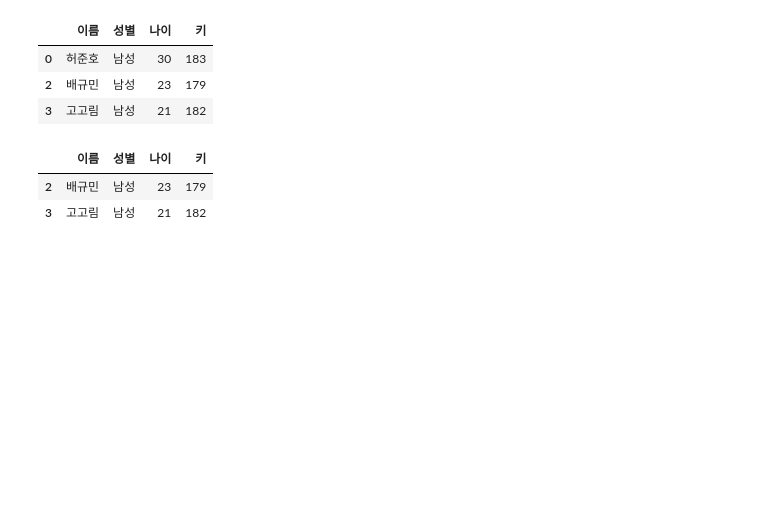
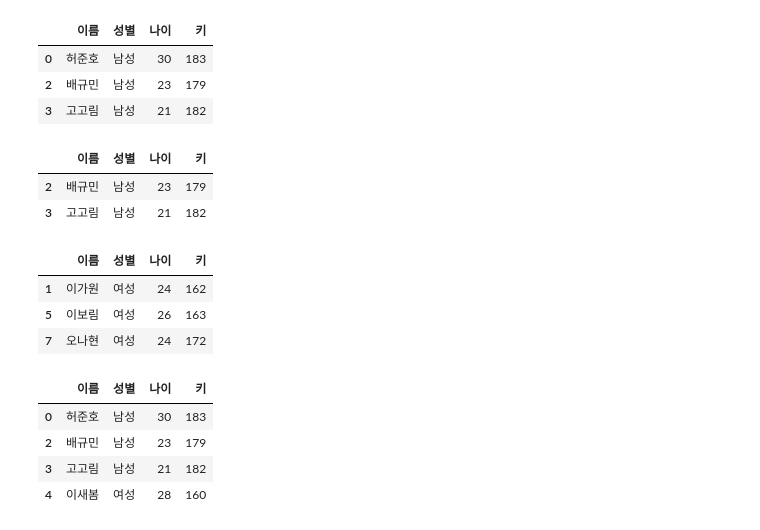
Before and after one commit to hj-1006/hj_pyton_study, a Jupyter notebook: 넘파이와_판다스.ipynb, the cells around one changed output. Saved outputs shown, nothing was run; the diff lists cells and outputs as text; code cells hidden in the pictures; blank space fills up the shorter version.

```diff
--- a/넘파이와_판다스.ipynb
+++ b/넘파이와_판다스.ipynb
@@ -314,3 +314,20 @@ df[df['나이'].isin([21,23])]
 |  | 이름 | 성별 | 나이 | 키 |
 | 2 | 배규민 | 남성 | 23 | 179 |
 | 3 | 고고림 | 남성 | 21 | 182 |
+# %%
+#6-29 두 조건식을 동시에 만족하는 데이터 조회
+df[(df['성별']=='여성')&(df['키']>160)]
+# %% [output]
+|  | 이름 | 성별 | 나이 | 키 |
+| 1 | 이가원 | 여성 | 24 | 162 |
+| 5 | 이보림 | 여성 | 26 | 163 |
+| 7 | 오나현 | 여성 | 24 | 172 |
+# %%
+#6-30 두 조건식 중 하나 이상 만족하는 데이터 조회
+df[(df['나이']>=28)|(df['성별']=='남성')]
+# %% [output]
+|  | 이름 | 성별 | 나이 | 키 |
+| 0 | 허준호 | 남성 | 30 | 183 |
+| 2 | 배규민 | 남성 | 23 | 179 |
+| 3 | 고고림 | 남성 | 21 | 182 |
+| 4 | 이새봄 | 여성 | 28 | 160 |
```
Also changed, not shown: parts of 3 cells of this notebook.
